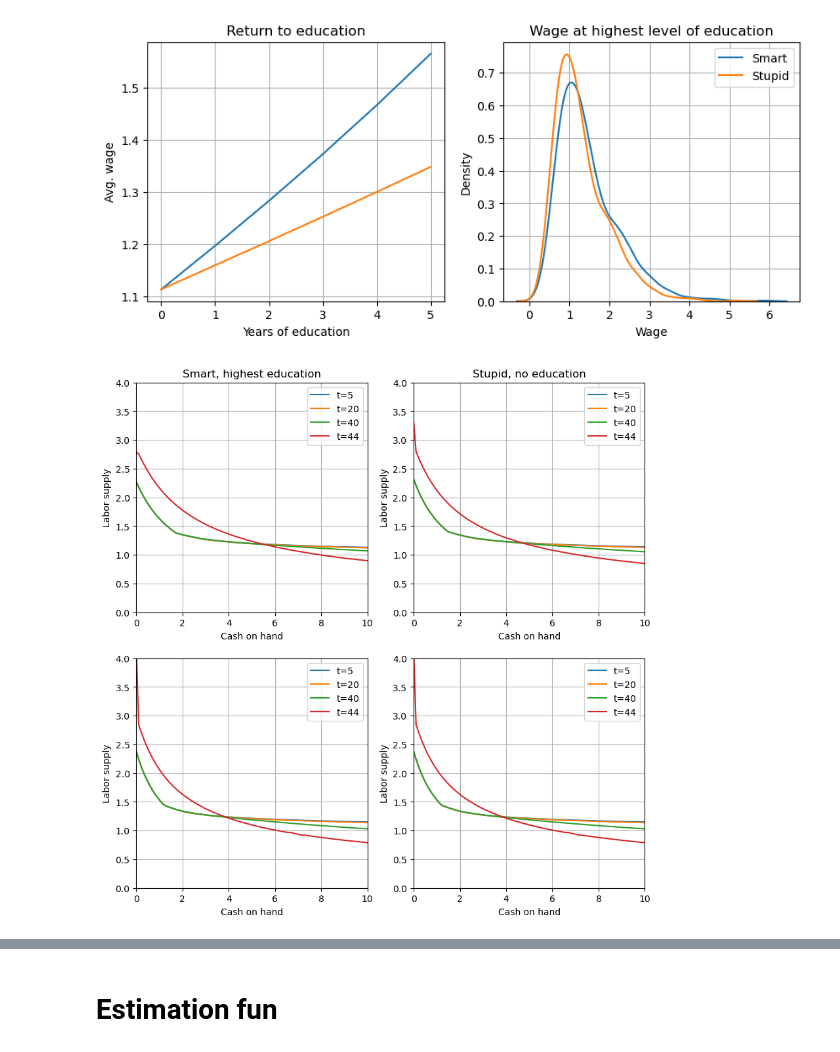
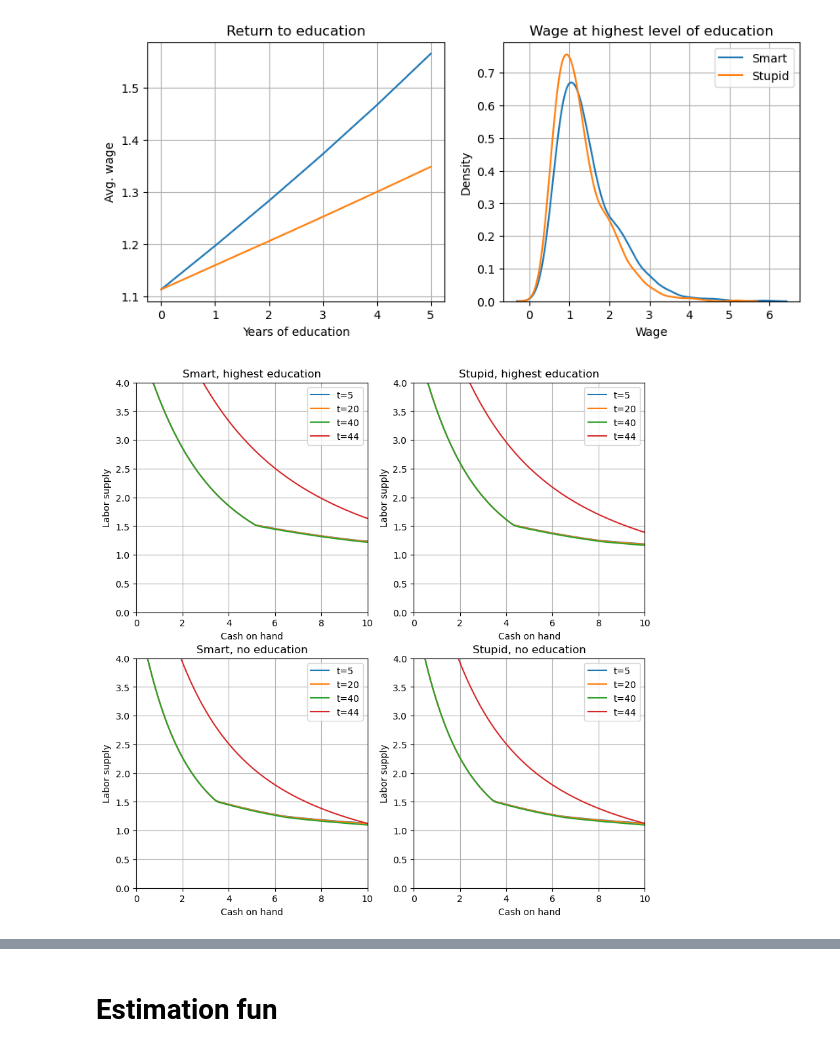
Before and after one commit to ansofol/DP_term_paper, a Jupyter notebook: main_model/test_run.ipynb, the cells around one changed output, grey strips where cells are left out. Saved outputs shown, nothing was run; the diff lists cells and outputs as text; code cells hidden in the pictures.

```diff
--- a/main_model/test_run.ipynb
+++ b/main_model/test_run.ipynb
@@ -85,6 +85,7 @@ model.par.N = 10000
 for key, val in par2.items():
     model.par.__setattr__(key, val)
 
+model.par.easy_par=True
 
 model.set_grids()
 par = model.par
@@ -432,36 +453,36 @@ def plot_ell_work(type, times, edu, ax, legend=False):
     ax.set_xlabel("Cash on hand")
     ax.set_ylabel("Labor supply")
     ax.legend()
     ax.set_xlim(min_m, max_m)
     ax.set_ylim(min_l, max_l)
     ax.grid(True)
 
 max_m = 10
 min_m = 0
 max_l = 4
 min_l = 0
 times = [5, 20, 40, 44]
 
 fig = plt.figure(figsize=(10,10))
 ax0 = fig.add_subplot(2,2,1)
 plot_ell_work(0, times, -1, ax0)
 ax0.set_title('Smart, highest education')
 
 ax1 = fig.add_subplot(2,2,2)
 plot_ell_work(3,  times, -1, ax1)
 ax1.set_title('Stupid, highest education')
 
 ax2 = fig.add_subplot(2,2,3)
 plot_ell_work(0, times, 0, ax2)
-ax1.set_title('Smart, no education')
+ax2.set_title('Smart, no education')
 
 ax3 = fig.add_subplot(2,2,4)
 plot_ell_work(3, times, 0, ax3)
-ax1.set_title('Stupid, no education')
+ax3.set_title('Stupid, no education')
 
 fig.savefig('figs/labor_2x2')
 # %% [output]
-[figure, old version]
+[figure, new version]
 # %%
 def plot_c_work(type, times, edu, ax, legend=False):
     for time in times:
```
Also changed, not shown: parts of 18 cells of this notebook, 3 other files.
